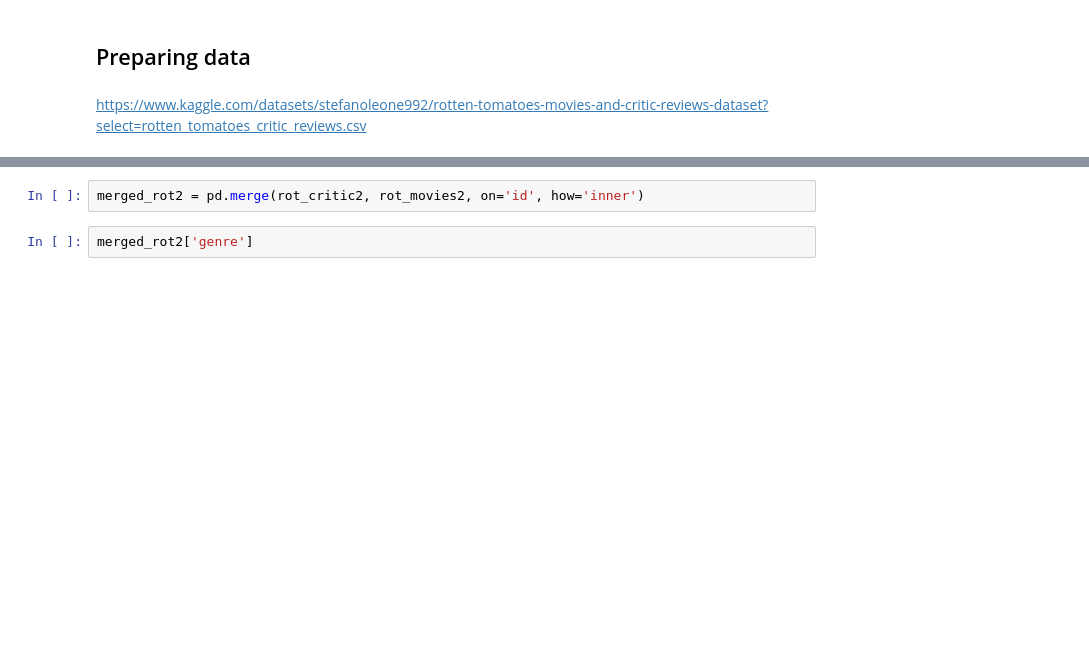
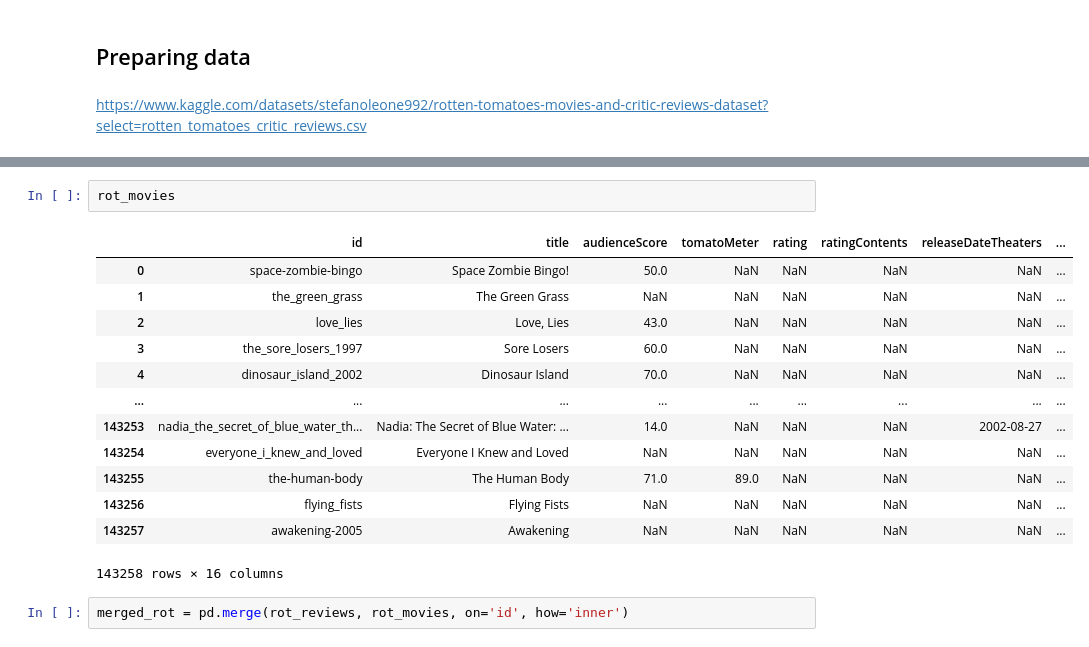
Before and after one commit to xandga/Capstone-Project, a Jupyter notebook: DataforClustering.ipynb, the cells around one changed output, grey strips where cells are left out. Saved outputs shown, nothing was run; the diff lists cells and outputs as text; blank space fills up the shorter version.

```diff
--- a/DataforClustering.ipynb
+++ b/DataforClustering.ipynb
@@ -73,4 +84,18 @@ rot_critic2.info()
+# %%
+rot_movies
+# %% [output]
+|  | id | title | audienceScore | tomatoMeter | rating | ratingContents | releaseDateTheaters | ... |
+| 0 | space-zombie-bingo | Space Zombie Bingo! | 50.0 | NaN | NaN | NaN | NaN | ... |
+| 1 | the_green_grass | The Green Grass | NaN | NaN | NaN | NaN | NaN | ... |
+| 2 | love_lies | Love, Lies | 43.0 | NaN | NaN | NaN | NaN | ... |
+| 3 | the_sore_losers_1997 | Sore Losers | 60.0 | NaN | NaN | NaN | NaN | ... |
+| 4 | dinosaur_island_2002 | Dinosaur Island | 70.0 | NaN | NaN | NaN | NaN | ... |
+| ... | ... | ... | ... | ... | ... | ... | ... | ... |
+| 143253 | nadia_the_secret_of_blue_water_th... | Nadia: The Secret of Blue Water: ... | 14.0 | NaN | NaN | NaN | 2002-08-27 | ... |
+| 143254 | everyone_i_knew_and_loved | Everyone I Knew and Loved | NaN | NaN | NaN | NaN | NaN | ... |
+| 143255 | the-human-body | The Human Body | 71.0 | 89.0 | NaN | NaN | NaN | ... |
+| 143256 | flying_fists | Flying Fists | NaN | NaN | NaN | NaN | NaN | ... |
+| 143257 | awakening-2005 | Awakening | NaN | NaN | NaN | NaN | NaN | ... |
+143258 rows × 16 columns
 # %%
-merged_rot2 = pd.merge(rot_critic2, rot_movies2, on='id', how='inner')
+merged_rot = pd.merge(rot_reviews, rot_movies, on='id', how='inner')
-# %%
-merged_rot2['genre']
```
Also changed, not shown: parts of 12 cells of this notebook, 1 other file.
